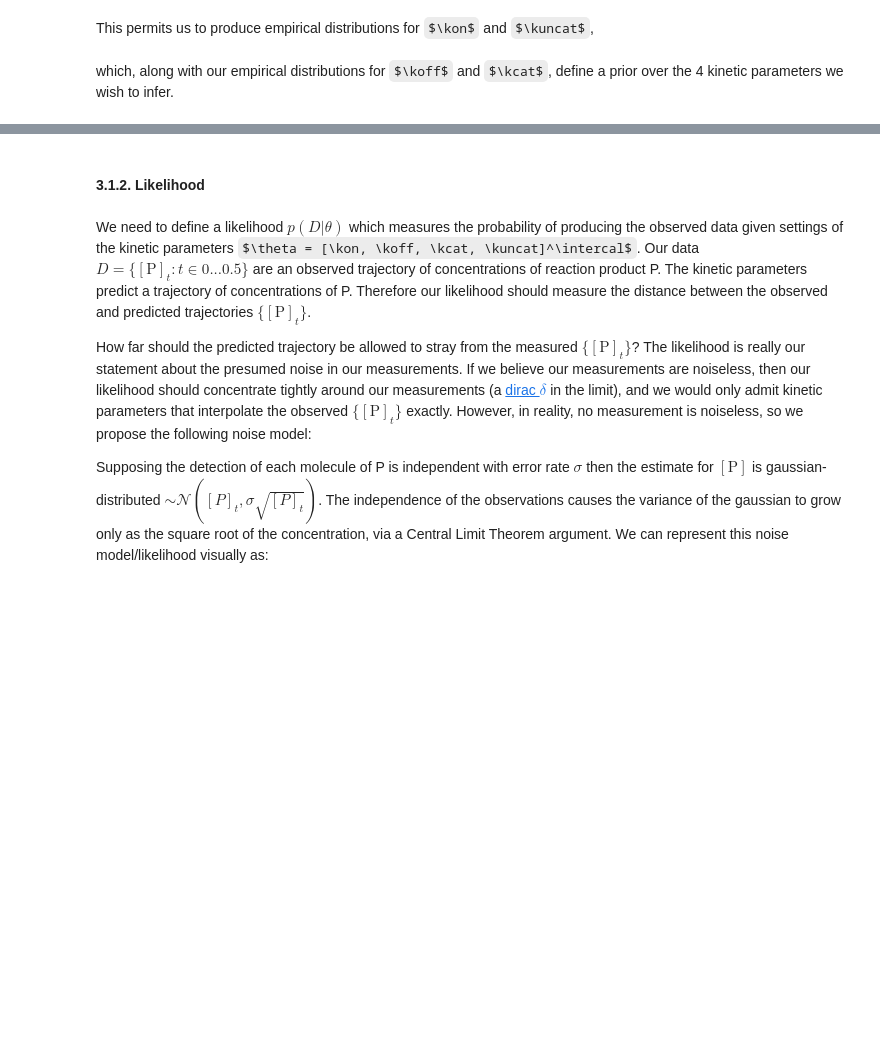
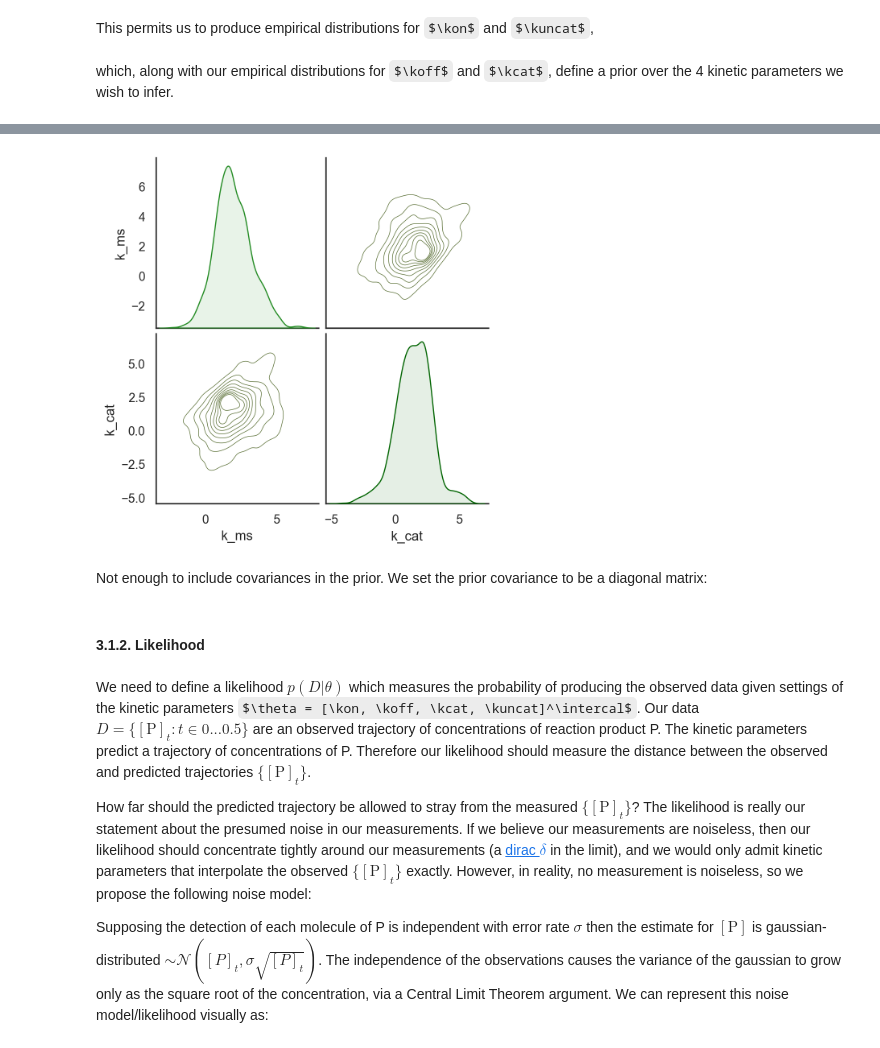
Before and after one commit to alexlenail/back_of_my_envelope, a Jupyter notebook: _notebooks/Enzyme-Kinetic-Parameter-Inference.ipynb, the cells around one changed output, grey strips where cells are left out. Saved outputs shown, nothing was run; the diff lists cells and outputs as text; code cells hidden in the pictures; some formulas as TeX source; blank space fills up the shorter version.

```diff
--- a/_notebooks/Enzyme-Kinetic-Parameter-Inference.ipynb
+++ b/_notebooks/Enzyme-Kinetic-Parameter-Inference.ipynb
@@ -589,0 +662,17 @@ def sample_prior():
+# %%
+#collapse
+pp = sns.pairplot(np.log10(empirical_joint_forward_params), kind="kde", plot_kws={'linewidths':0.5, 'color':'darkolivegreen'})
+
+k_ms_univariate_density = pp.diag_axes[0].get_children()[0]
+k_ms_univariate_density.set_edgecolor(c['k_ms'])
+k_ms_univariate_density.set_facecolor(hex_to_rgb(c['k_ms']) + [0.1])
+
+k_cat_univariate_density = pp.diag_axes[1].get_children()[0]
+k_cat_univariate_density.set_edgecolor(c['k_cat'])
+k_cat_univariate_density.set_facecolor(hex_to_rgb(c['k_cat']) + [0.1])
+
+resize_fig(400, 400)
+# %% [output]
+[figure, added]
+# %% [markdown]
+Not enough to include covariances in the prior. We set the prior covariance to be a diagonal matrix:
```
Also changed, not shown: parts of 20 cells of this notebook.
